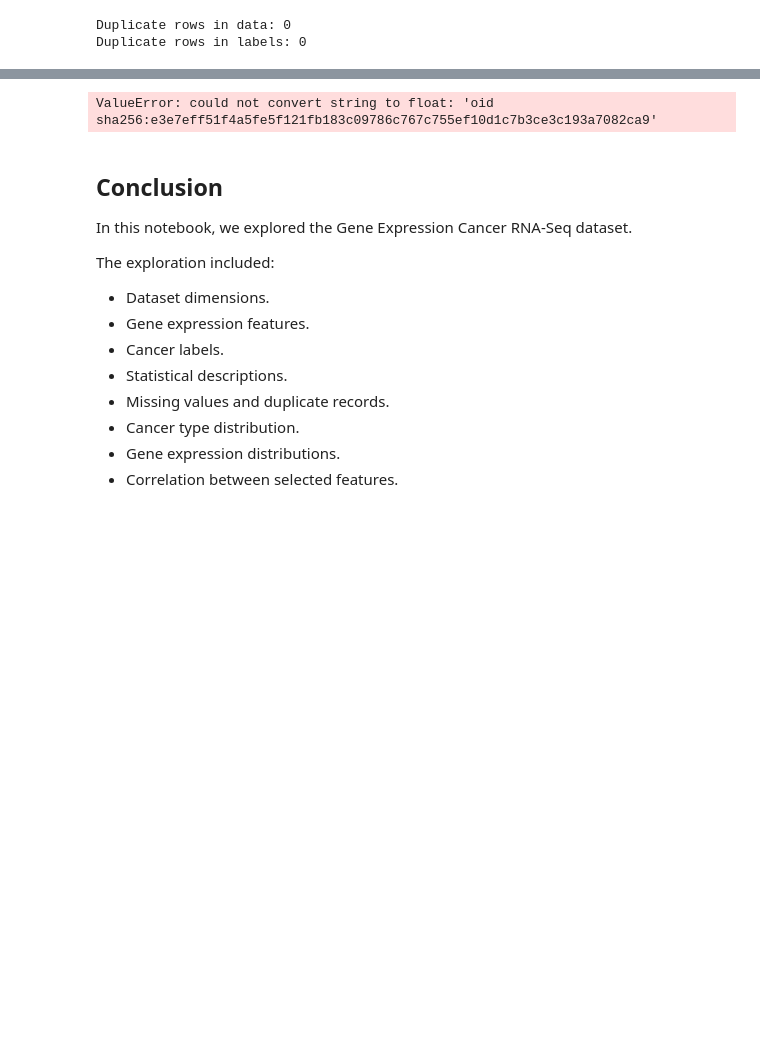
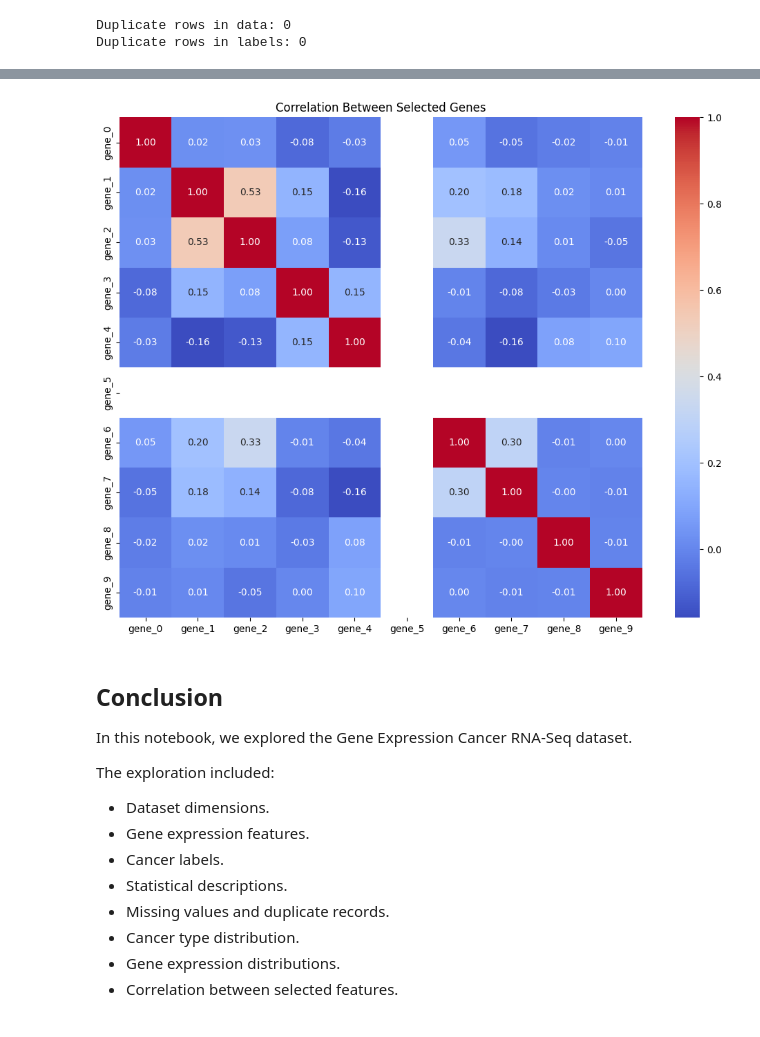
Before and after one commit to katibhakiim/Gene-Expression-Cancer-Dataset, a Jupyter notebook: notebooks/01_Dataset_Exploration.ipynb, the cells around one changed output, grey strips where cells are left out. Saved outputs shown, nothing was run; the diff lists cells and outputs as text; code cells hidden in the pictures; blank space fills up the shorter version.

```diff
--- a/notebooks/01_Dataset_Exploration.ipynb
+++ b/notebooks/01_Dataset_Exploration.ipynb
@@ -177,21 +195,21 @@ dtype: int64
 # %%
 # Calculate correlation between selected genes
-correlation = data.iloc[:, :10].corr()
+correlation = data.select_dtypes(include="number").iloc[:, :10].corr()
 
 matplotlib.figure(figsize=(10, 8))
 
 seaborn.heatmap(
     correlation,
     annot=True,
     cmap="coolwarm",
     fmt=".2f"
 )
 
 matplotlib.title("Correlation Between Selected Genes")
 matplotlib.tight_layout()
 matplotlib.show()
 # %% [output]
-ValueError: could not convert string to float: 'oid sha256:e3e7eff51f4a5fe5f121fb183c09786c767c755ef10d1c7b3ce3c193a7082ca9'
+[figure, added]
 # %% [markdown]
 ## Conclusion
 
```
Also changed, not shown: parts of 3 cells of this notebook.
